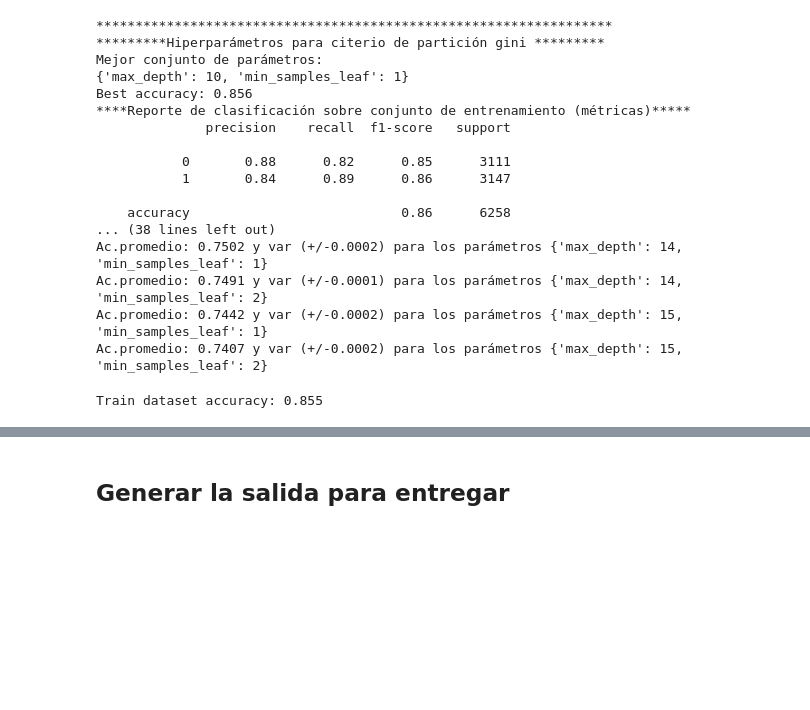
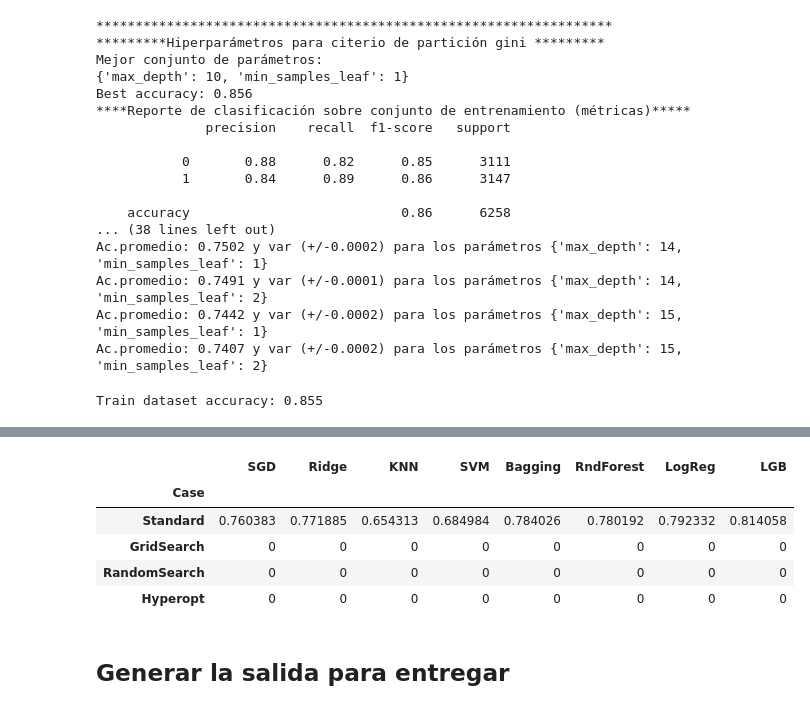
Before and after one commit to SebastianOrmaechea/An-lisis-Supervisado-Grupo-32, a Jupyter notebook: Practico_An_Sup_SGO_v3.ipynb, the cells around one changed output, grey strips where cells are left out. Cells and saved outputs as stored; diff of their text form; code cells hidden in the pictures; blank space fills up the shorter version.

```diff
--- a/Practico_An_Sup_SGO_v3.ipynb
+++ b/Practico_An_Sup_SGO_v3.ipynb
@@ -364,3 +424,30 @@ Train dataset accuracy: 0.855
+# %%
+#Creación de Modelos
+sgd   = SGDClassifier()
+ridge = RidgeClassifier()
+knn   = KNeighborsClassifier()
+svc   = SVC(gamma='auto')
+bag   = BaggingClassifier()
+rf    = RandomForestClassifier(n_estimators=10)
+lr    =  LogisticRegression(solver='liblinear')
+lgg   = lgb.LGBMClassifier()
+
+models = [sgd,ridge,knn,svc,bag,rf,lr,lgg]
+
+col = 0
+for model in models:
+    model.fit(x_train_hot,y_train.values.ravel())
+    resul.iloc[0,col] = model.score(x_test_hot,y_test)
+    col += 1
+
+resul.head()
+# %% [output]
+|  | SGD | Ridge | KNN | SVM | Bagging | RndForest | LogReg | LGB |
+| Case |  |  |  |  |  |  |  |  |
+| Standard | 0.760383 | 0.771885 | 0.654313 | 0.684984 | 0.784026 | 0.780192 | 0.792332 | 0.814058 |
+| GridSearch | 0 | 0 | 0 | 0 | 0 | 0 | 0 | 0 |
+| RandomSearch | 0 | 0 | 0 | 0 | 0 | 0 | 0 | 0 |
+| Hyperopt | 0 | 0 | 0 | 0 | 0 | 0 | 0 | 0 |
 # %% [markdown]
 ## Generar la salida para entregar
 # %%
```
Also changed, not shown: parts of 6 cells of this notebook.
